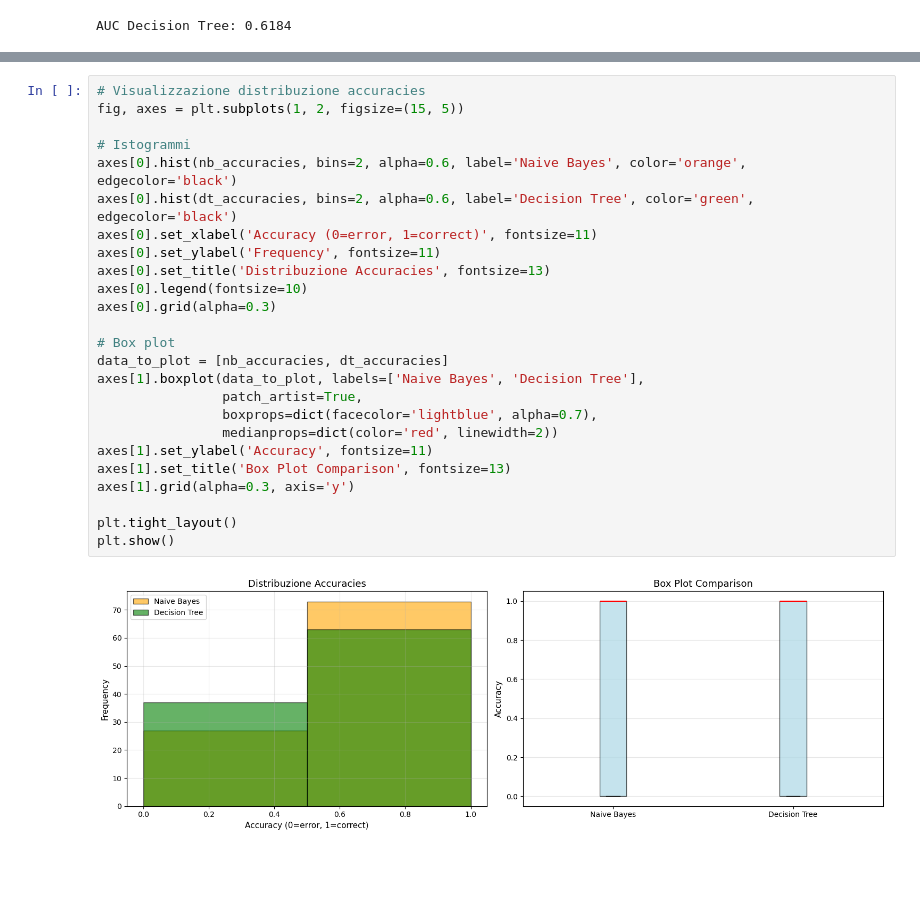
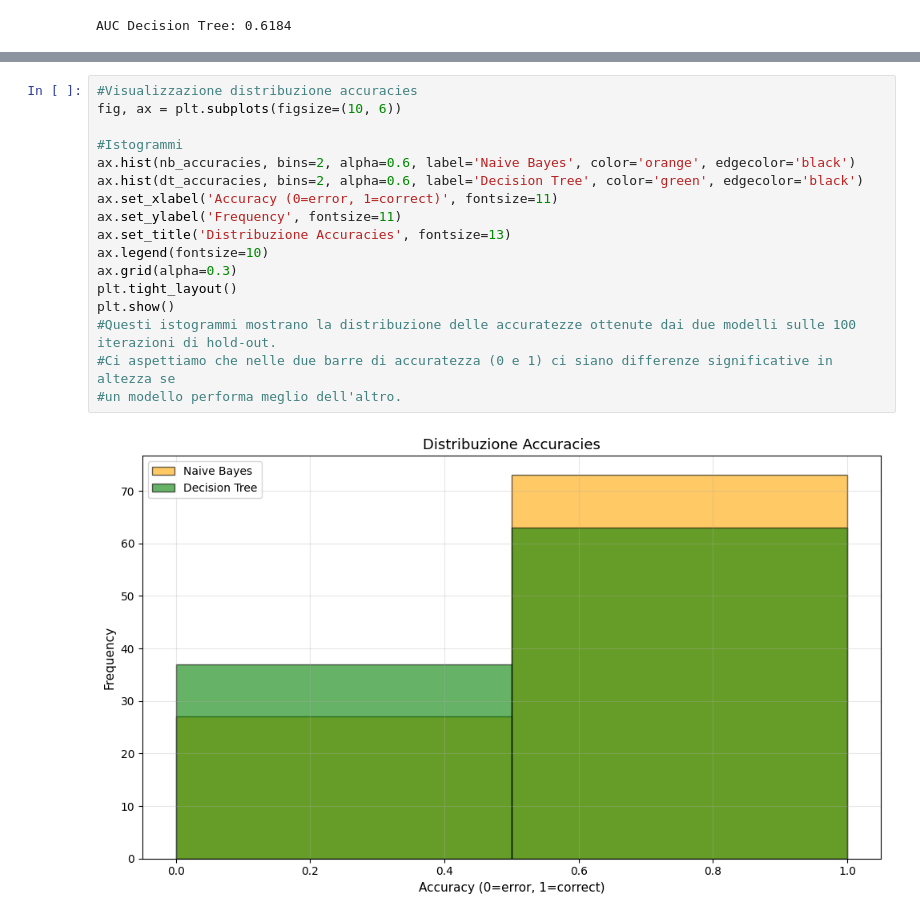
Before and after one commit to RaffaeleMelluso/AAUT, a Jupyter notebook: 3-naive_bayes/classification_watermelon_NB_aa_2025_26.ipynb, the cells around one changed output, grey strips where cells are left out. Drawn from its saved outputs; the diff is of its cells as text; blank space fills up the shorter version.

```diff
--- a/3-naive_bayes/classification_watermelon_NB_aa_2025_26.ipynb
+++ b/3-naive_bayes/classification_watermelon_NB_aa_2025_26.ipynb
@@ -478,30 +475,22 @@ Livello di significatività: α = 0.05
 # %%
-# Visualizzazione distribuzione accuracies
-fig, axes = plt.subplots(1, 2, figsize=(15, 5))
+#Visualizzazione distribuzione accuracies
+fig, ax = plt.subplots(figsize=(10, 6))
 
-# Istogrammi
-axes[0].hist(nb_accuracies, bins=2, alpha=0.6, label='Naive Bayes', color='orange', edgecolor='black')
-axes[0].hist(dt_accuracies, bins=2, alpha=0.6, label='Decision Tree', color='green', edgecolor='black')
-axes[0].set_xlabel('Accuracy (0=error, 1=correct)', fontsize=11)
-axes[0].set_ylabel('Frequency', fontsize=11)
-axes[0].set_title('Distribuzione Accuracies', fontsize=13)
-axes[0].legend(fontsize=10)
-axes[0].grid(alpha=0.3)
-
-# Box plot
-data_to_plot = [nb_accuracies, dt_accuracies]
-axes[1].boxplot(data_to_plot, labels=['Naive Bayes', 'Decision Tree'],
-                patch_artist=True,
-                boxprops=dict(facecolor='lightblue', alpha=0.7),
-                medianprops=dict(color='red', linewidth=2))
-axes[1].set_ylabel('Accuracy', fontsize=11)
-axes[1].set_title('Box Plot Comparison', fontsize=13)
-axes[1].grid(alpha=0.3, axis='y')
-
+#Istogrammi
+ax.hist(nb_accuracies, bins=2, alpha=0.6, label='Naive Bayes', color='orange', edgecolor='black')
+ax.hist(dt_accuracies, bins=2, alpha=0.6, label='Decision Tree', color='green', edgecolor='black')
+ax.set_xlabel('Accuracy (0=error, 1=correct)', fontsize=11)
+ax.set_ylabel('Frequency', fontsize=11)
+ax.set_title('Distribuzione Accuracies', fontsize=13)
+ax.legend(fontsize=10)
+ax.grid(alpha=0.3)
 plt.tight_layout()
 plt.show()
+#Questi istogrammi mostrano la distribuzione delle accuratezze ottenute dai due modelli sulle 100 iterazioni di hold-out.
+#Ci aspettiamo che nelle due barre di accuratezza (0 e 1) ci siano differenze significative in altezza se
+#un modello performa meglio dell'altro.
 # %% [output]
-[figure, old version]
+[figure, new version]
 # %%
 # Salvataggio risultati finali
 results_df = pd.DataFrame({
```
Also changed, not shown: parts of 9 cells of this notebook.
